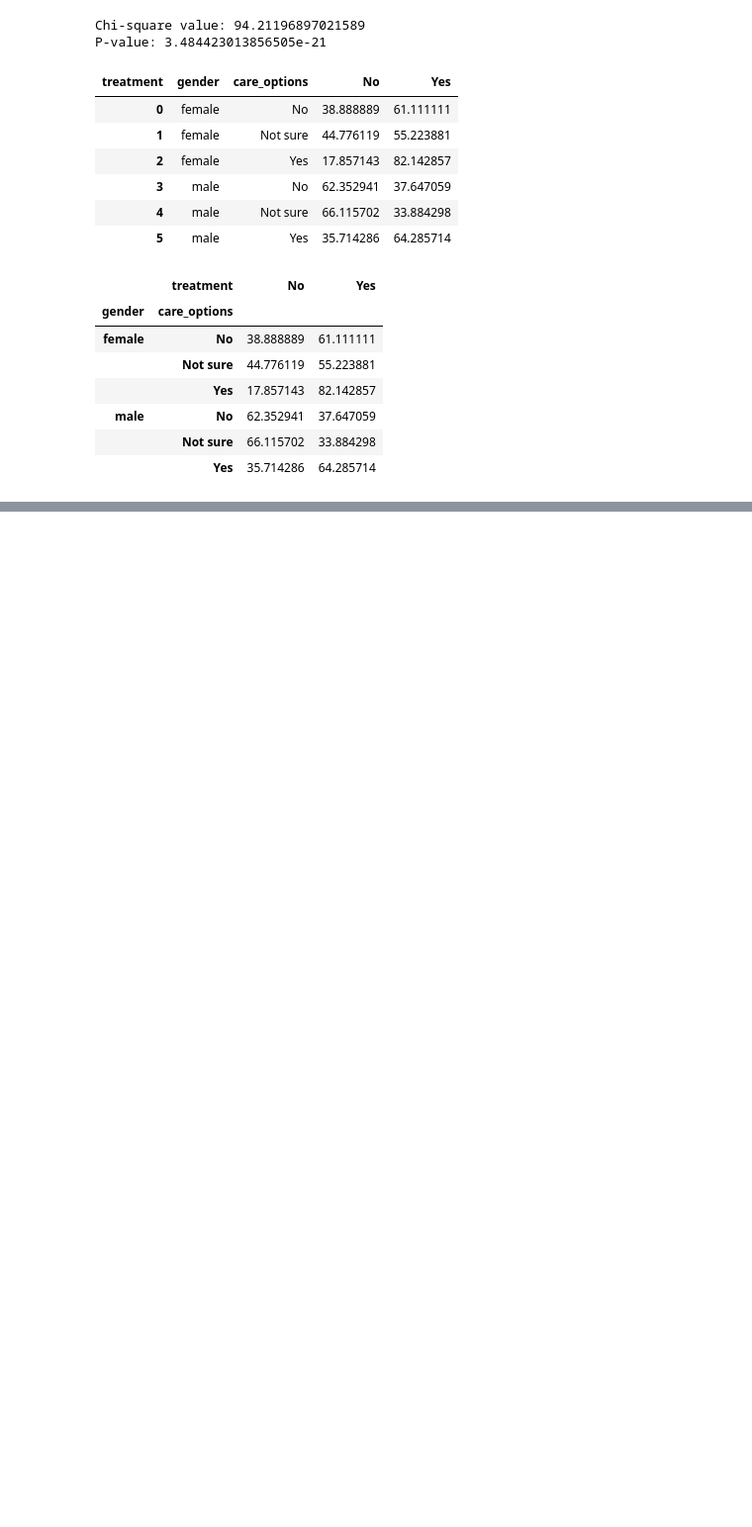
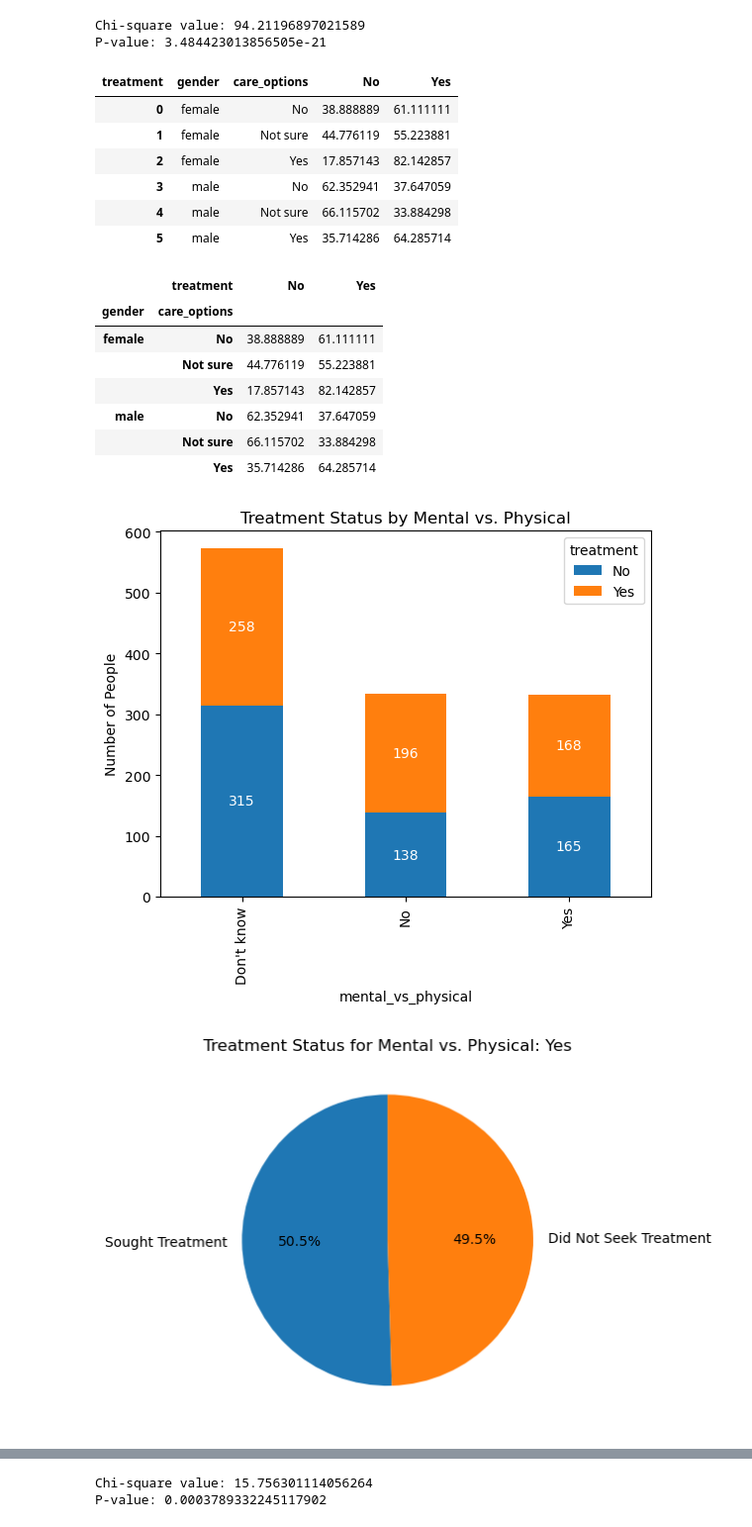
Before and after one commit to Bettypani/mental-health-survey-analysis, a Jupyter notebook: code/survey-data-script.ipynb, the cells around one changed output, grey strips where cells are left out. Shown at 99% size. Cells and saved outputs as stored; diff of their text form; code cells hidden in the pictures; blank space fills up the shorter version.

Commit message:
made additional calcs and viz

```diff
--- a/code/survey-data-script.ipynb
+++ b/code/survey-data-script.ipynb
@@ -140,3 +140,40 @@ gender_care_options_percentages
 | male | No | 62.352941 | 37.647059 |
 |  | Not sure | 66.115702 | 33.884298 |
 |  | Yes | 35.714286 | 64.285714 |
+# %%
+mvp_treatment_counts = survey_data_df.groupby(['mental_vs_physical', 'treatment']).size().unstack().fillna(0)
+
+# Plot bar chart
+ax = mvp_treatment_counts.plot(kind='bar', stacked=True)
+ax.set_ylabel('Number of People')
+ax.set_title('Treatment Status by Mental vs. Physical')
+
+for p in ax.patches:
+    width, height = p.get_width(), p.get_height()
+    x, y = p.get_xy()
+    ax.annotate(f'{height:.0f}', (x + width / 2, y + height / 2), ha='center', va='center', color='white')
+
+plt.show()
+
+mvp_options = survey_data_df['mental_vs_physical'].unique()
+
+for option in mvp_options:
+    mvp_option_data = survey_data_df[survey_data_df['mental_vs_physical'] == option]['treatment'].value_counts()
+
+    fig, ax = plt.subplots()
+    ax.pie(mvp_option_data, labels=['Sought Treatment', 'Did Not Seek Treatment'], autopct='%1.1f%%', startangle=90)
+    ax.set_title(f'Treatment Status for Mental vs. Physical: {option}')
+    plt.show()
+
+# create a contingency table for stat calcs
+contingency_table = pd.crosstab(survey_data_df['mental_vs_physical'], survey_data_df['treatment'])
+
+# perform chi-square test
+chi2, p, _, _ = st.chi2_contingency(contingency_table)
+
+# print results of stat calcs
+print(f"Chi-square value: {chi2}")
+print(f"P-value: {p}")
+# %% [output]
+[figure, added]
+[figure, added]
@@ -142,0 +182,2 @@ gender_care_options_percentages
+Chi-square value: 15.756301114056264
+P-value: 0.0003789332245117902
```
Also changed, not shown: parts of 1 cell of this notebook.
